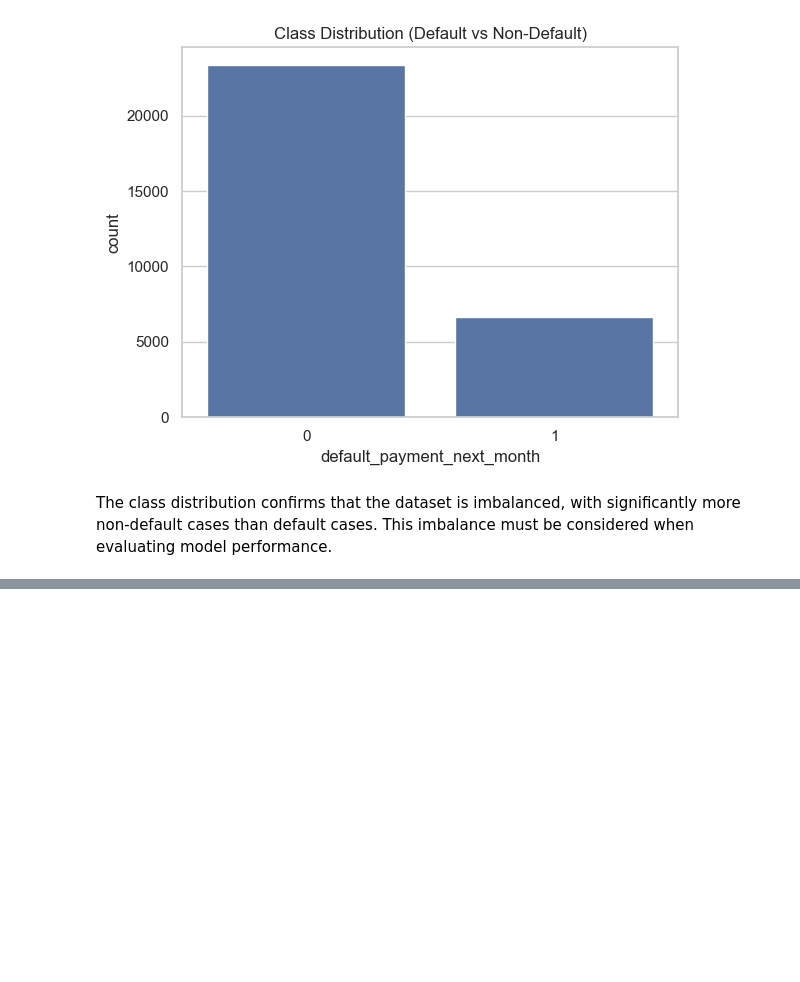
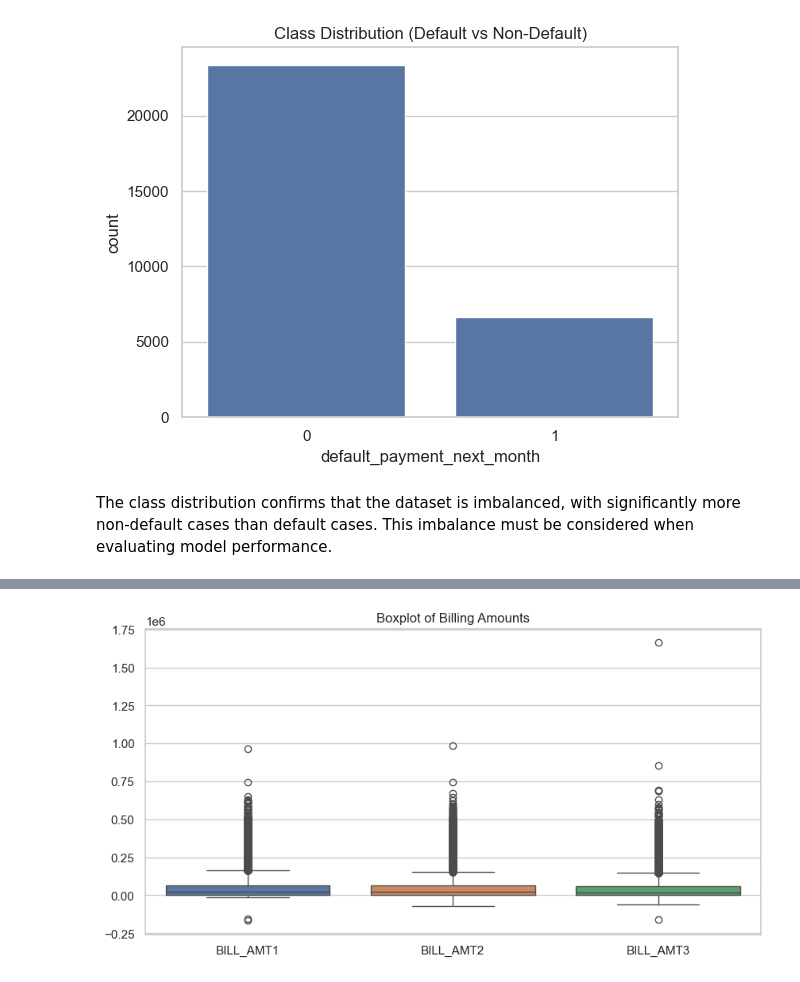
Before and after one commit to Denim951/credit-card-default-prediction, a Jupyter notebook: credit-default-analysis.ipynb, the cells around one changed output, grey strips where cells are left out. Cells and saved outputs as stored; diff of their text form; code cells hidden in the pictures; blank space fills up the shorter version.

```diff
--- a/credit-default-analysis.ipynb
+++ b/credit-default-analysis.ipynb
@@ -250,0 +258,10 @@ NameError: name 'mtick' is not defined
+# %%
+# Boxplot for bill amounts
+plt.figure(figsize=(10,5))
+sns.boxplot(data=df[['BILL_AMT1','BILL_AMT2','BILL_AMT3']])
+
+plt.title("Boxplot of Billing Amounts")
+
+plt.show()
+# %% [output]
+[figure, added]
```
Also changed, not shown: parts of 12 cells of this notebook.
